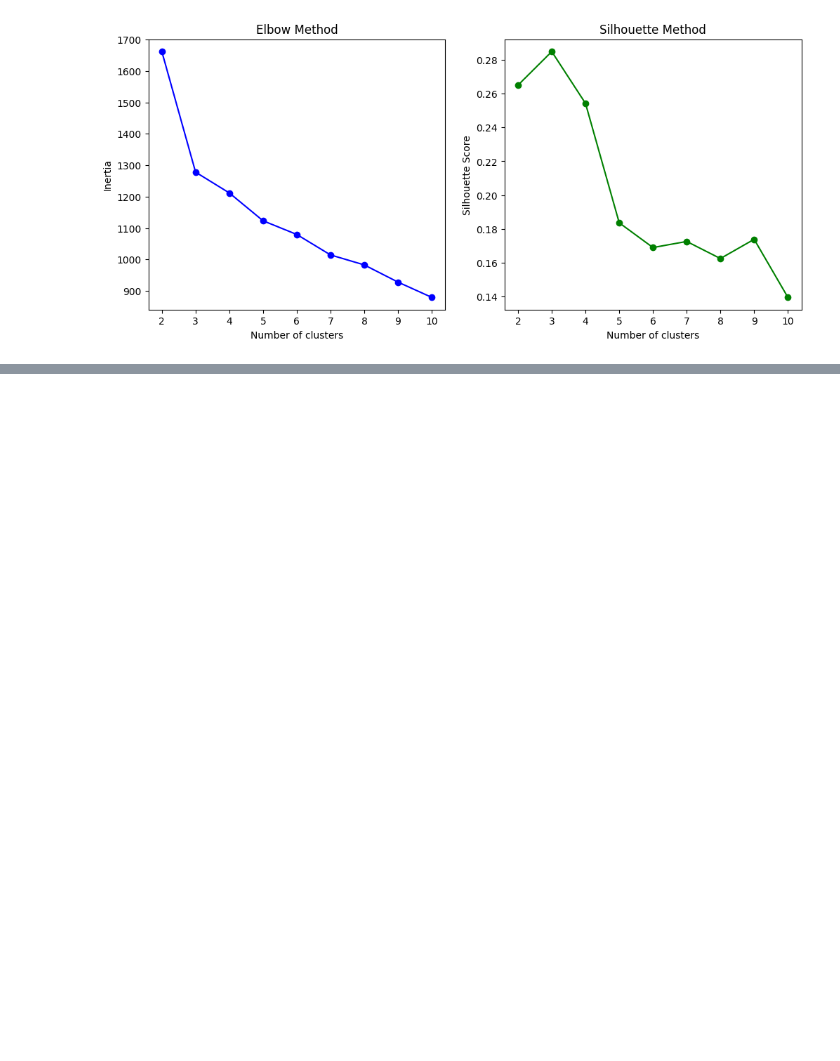
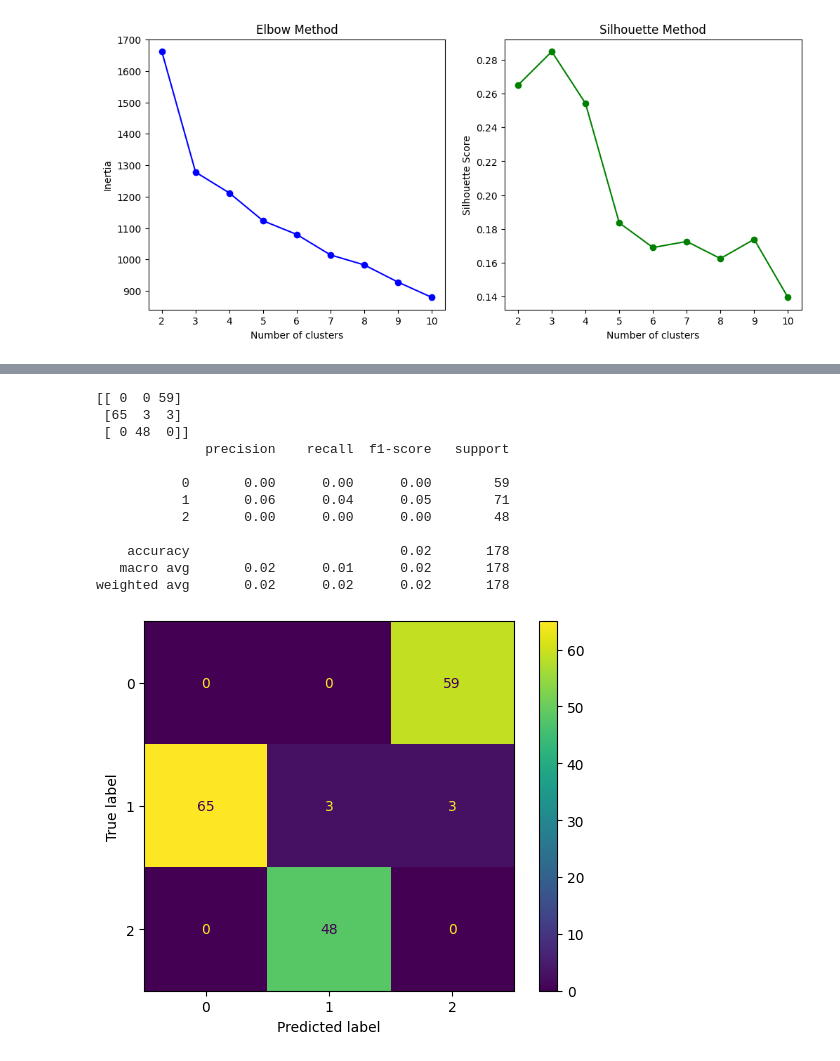
Before and after one commit to dinraj910/Unsupervised-Learning, a Jupyter notebook: KMenas/wine/k_means_wine.ipynb, the cells around one changed output, grey strips where cells are left out. Cells and saved outputs as stored; diff of their text form; code cells hidden in the pictures; blank space fills up the shorter version.

```diff
--- a/KMenas/wine/k_means_wine.ipynb
+++ b/KMenas/wine/k_means_wine.ipynb
@@ -71,0 +91,22 @@ Text(0, 0.5, 'Silhouette Score')
+# %%
+#Compare with Actual Classes
+
+cm = confusion_matrix(y,y_kmeans)
+print(cm)
+disp = ConfusionMatrixDisplay(confusion_matrix=cm)
+disp.plot()
+print(classification_report(y,y_kmeans))
+# %% [output]
+[[ 0  0 59]
+ [65  3  3]
+ [ 0 48  0]]
+              precision    recall  f1-score   support
+
+           0       0.00      0.00      0.00        59
+           1       0.06      0.04      0.05        71
+           2       0.00      0.00      0.00        48
+
+    accuracy                           0.02       178
+   macro avg       0.02      0.01      0.02       178
+weighted avg       0.02      0.02      0.02       178
+[figure, added]
```
Also changed, not shown: parts of 4 cells of this notebook.
